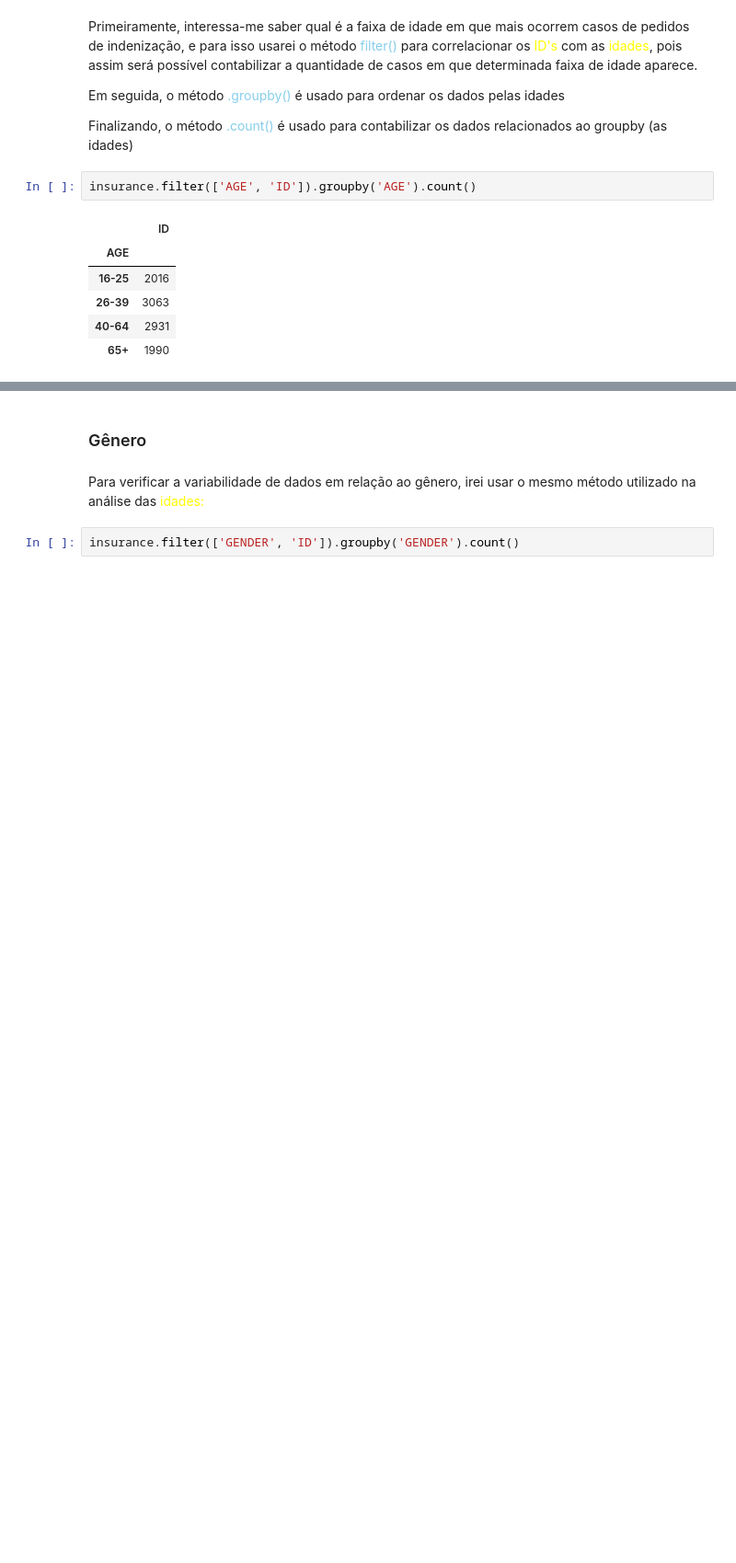
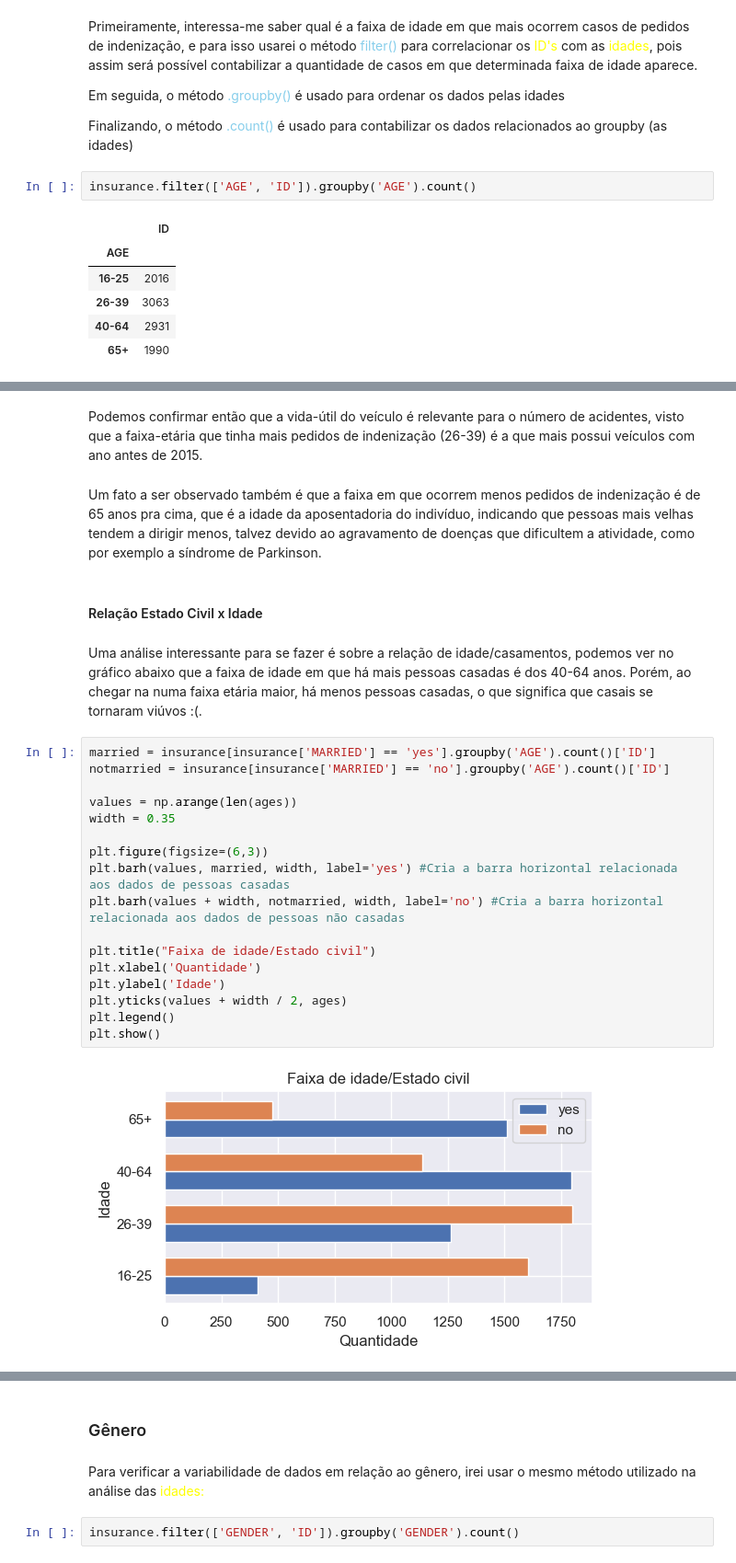
Before and after one commit to AlexsanderBenatti/Turing-case, a Jupyter notebook: Análise I/analise_e_modelos.ipynb, the cells around one changed output, grey strips where cells are left out. Shown at 92% size. Saved outputs shown, nothing was run; the diff lists cells and outputs as text; blank space fills up the shorter version.

```diff
--- a/Análise I/analise_e_modelos.ipynb
+++ b/Análise I/analise_e_modelos.ipynb
@@ -51,0 +80,27 @@ Um fato a ser observado também é que a faixa em que ocorrem menos pedidos de i
+# %% [markdown]
+Podemos confirmar então que a vida-útil do veículo é relevante para o número de acidentes, visto que a faixa-etária que tinha mais pedidos de indenização (26-39) é a que mais possui veículos com ano antes de 2015.
+# %% [markdown]
+Um fato a ser observado também é que a faixa em que ocorrem menos pedidos de indenização é de 65 anos pra cima, que é a idade da aposentadoria do indivíduo, indicando que pessoas mais velhas tendem a dirigir menos, talvez devido ao agravamento de doenças que dificultem a atividade, como por exemplo a síndrome de Parkinson.
+# %% [markdown]
+#### Relação Estado Civil x Idade
+# %% [markdown]
+Uma análise interessante para se fazer é sobre a relação de idade/casamentos, podemos ver no gráfico abaixo que a faixa de idade em que há mais pessoas casadas é dos 40-64 anos. Porém, ao chegar na numa faixa etária maior, há menos pessoas casadas, o que significa que casais se tornaram viúvos :(.
+# %%
+married = insurance[insurance['MARRIED'] == 'yes'].groupby('AGE').count()['ID']
+notmarried = insurance[insurance['MARRIED'] == 'no'].groupby('AGE').count()['ID']
+
+values = np.arange(len(ages))
+width = 0.35
+
+plt.figure(figsize=(6,3))
+plt.barh(values, married, width, label='yes') #Cria a barra horizontal relacionada aos dados de pessoas casadas
+plt.barh(values + width, notmarried, width, label='no') #Cria a barra horizontal relacionada aos dados de pessoas não casadas
+
+plt.title("Faixa de idade/Estado civil")
+plt.xlabel('Quantidade')
+plt.ylabel('Idade')
+plt.yticks(values + width / 2, ages)
+plt.legend()
+plt.show()
+# %% [output]
+[figure, added]
```
Also changed, not shown: parts of 143 cells of this notebook, 4 other files.
